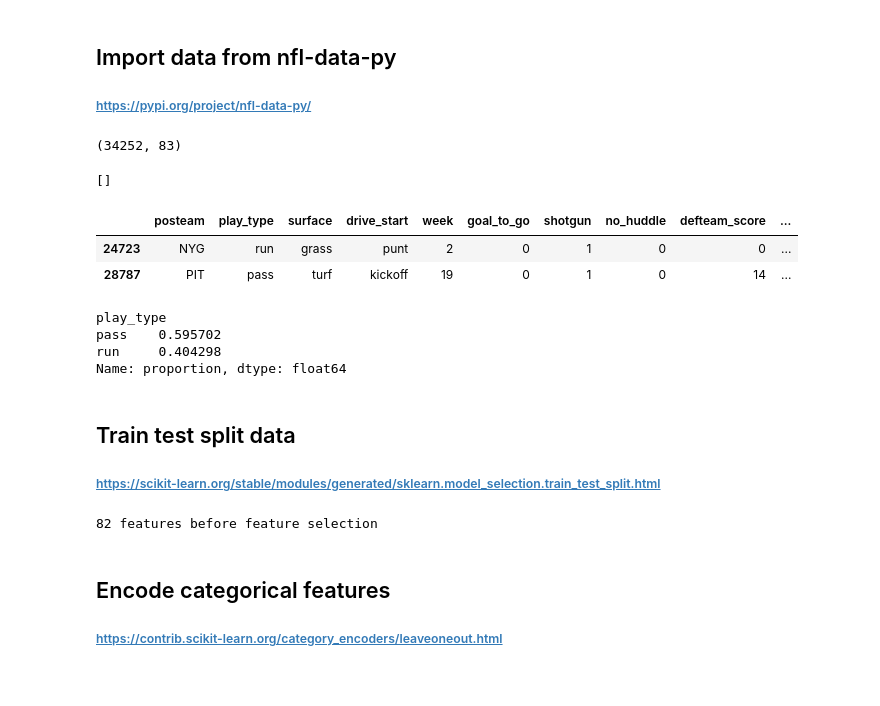
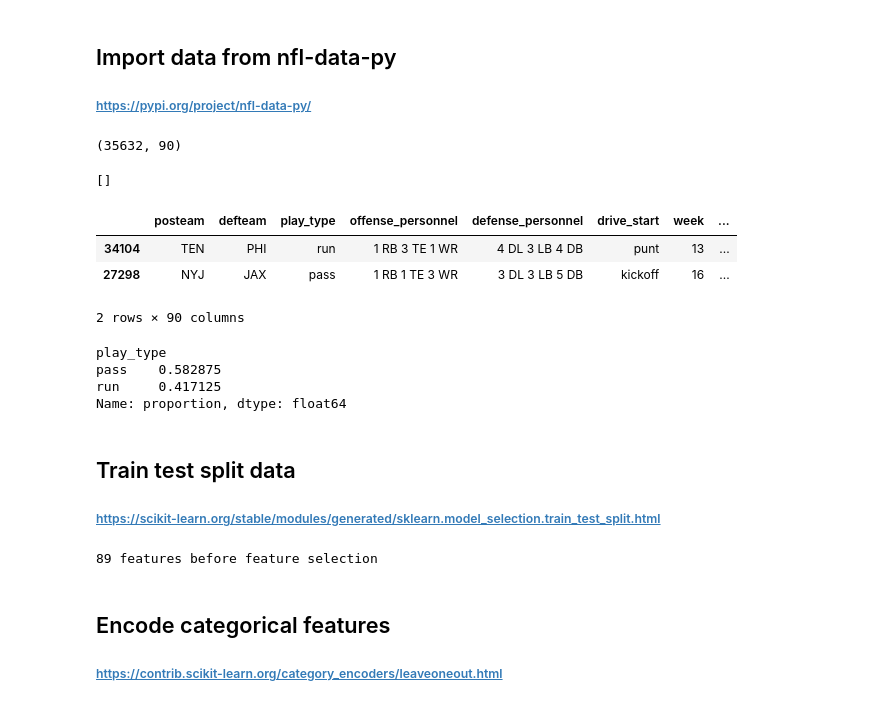
Before and after one commit to tsteussie/nfl-machine-learning-models, a Jupyter notebook: play_predictions/nfl-play-binary-classifier-pipeline.ipynb, the cells around one changed output. Cells and saved outputs as stored; diff of their text form; code cells hidden in the pictures.

Commit message:
Updated feature selection

```diff
--- a/play_predictions/nfl-play-binary-classifier-pipeline.ipynb
+++ b/play_predictions/nfl-play-binary-classifier-pipeline.ipynb
@@ -32,11 +33,11 @@ import operator
 ##### https://pypi.org/project/nfl-data-py/
 # %%
 # Import csv file from nfl-data-py
-df = pd.read_csv(r'/Users/ttas2/Documents/Python/nfl-machine-learning-models/play_predictions/output_files/nfl_post_processing_run_pass_classification_data.csv')
+df = pd.read_csv(r'/Users/ttas2/Documents/Python/nfl-machine-learning-models/output_files/nfl_post_processing_run_pass_classification_data.csv')
 
 df.shape
 # %% [output]
-(34252, 83)
+(35632, 90)
 # %%
 # Print columns with missing values
 print(df.columns[df.isnull().any()].tolist())
@@ -45,21 +46,22 @@ print(df.columns[df.isnull().any()].tolist())
 # %%
 # Convert binary columns to integers
 binary_columns = df.columns[df.isin([0,1]).all()].tolist()
 df[binary_columns] = df[binary_columns].apply(pd.to_numeric, downcast='integer', errors='coerce', axis=1)
 
-df.sample(2).style
+df.sample(2)
 # %% [output]
-|  | posteam | play_type | surface | drive_start | week | goal_to_go | shotgun | no_huddle | defteam_score | ... |
-| 24723 | NYG | run | grass | punt | 2 | 0 | 1 | 0 | 0 | ... |
-| 28787 | PIT | pass | turf | kickoff | 19 | 0 | 1 | 0 | 14 | ... |
+|  | posteam | defteam | play_type | offense_personnel | defense_personnel | drive_start | week | ... |
+| 34104 | TEN | PHI | run | 1 RB 3 TE 1 WR | 4 DL 3 LB 4 DB | punt | 13 | ... |
+| 27298 | NYJ | JAX | pass | 1 RB 1 TE 3 WR | 3 DL 3 LB 5 DB | kickoff | 16 | ... |
+2 rows × 90 columns
 # %%
 # Target frequency
 target_count = df.play_type.value_counts(normalize=True)
 target_count
 # %% [output]
 play_type
-pass    0.595702
-run     0.404298
+pass    0.582875
+run     0.417125
 Name: proportion, dtype: float64
 # %%
 df['play_type'] = np.where(df['play_type'] == 'pass', 1, 0)
@@ -73,11 +75,11 @@ X, y = df.loc[:, df.columns != 'play_type'], df['play_type']
 initial_features = X.columns.to_list()
 
 # Create train and test datasets
-X_train, X_test, y_train, y_test = train_test_split(X, y, test_size=0.25, random_state=67)
+X_train, X_test, y_train, y_test = train_test_split(X, y, test_size=0.20, random_state=67)
 
 print(X_train.shape[1], 'features before feature selection')
 # %% [output]
-82 features before feature selection
+89 features before feature selection
 # %% [markdown]
 ## Encode categorical features
 ##### https://contrib.scikit-learn.org/category_encoders/leaveoneout.html
```
Also changed, not shown: parts of 12 cells of this notebook, 1 other file.
